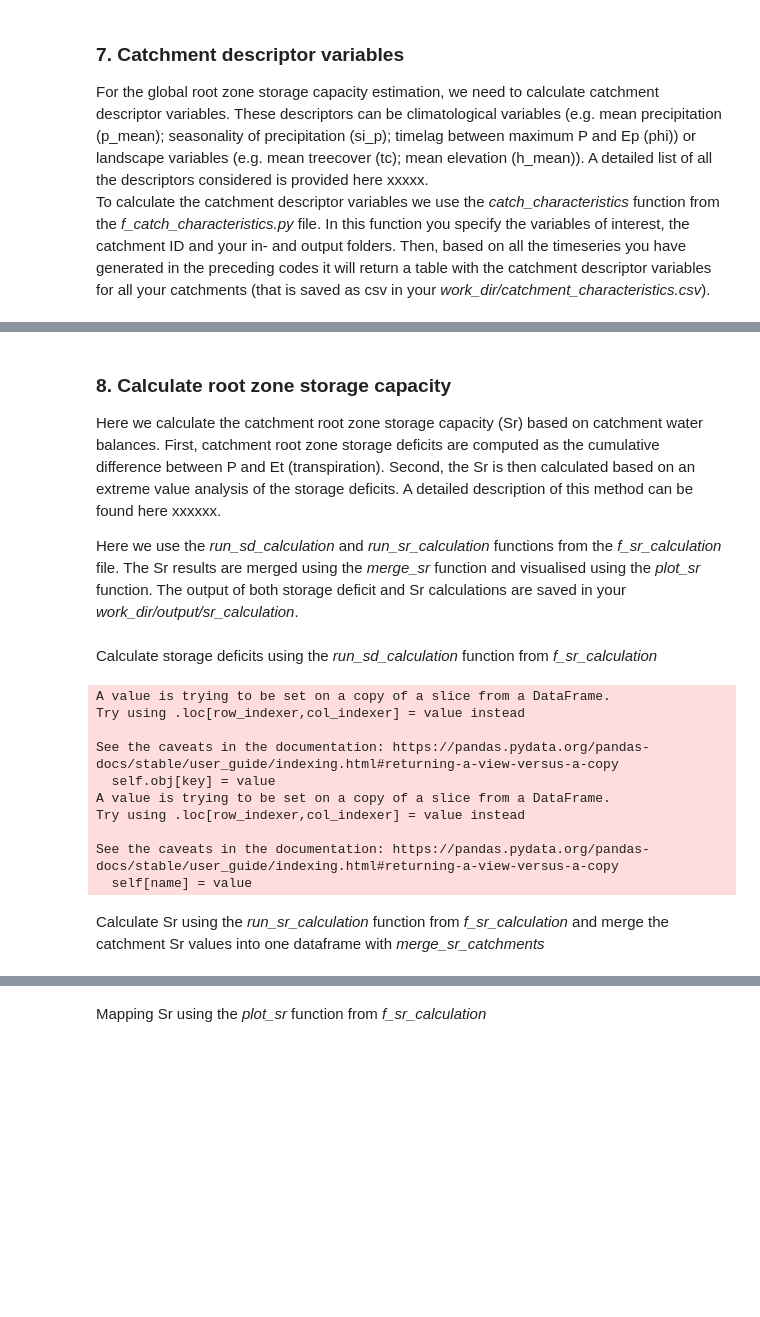
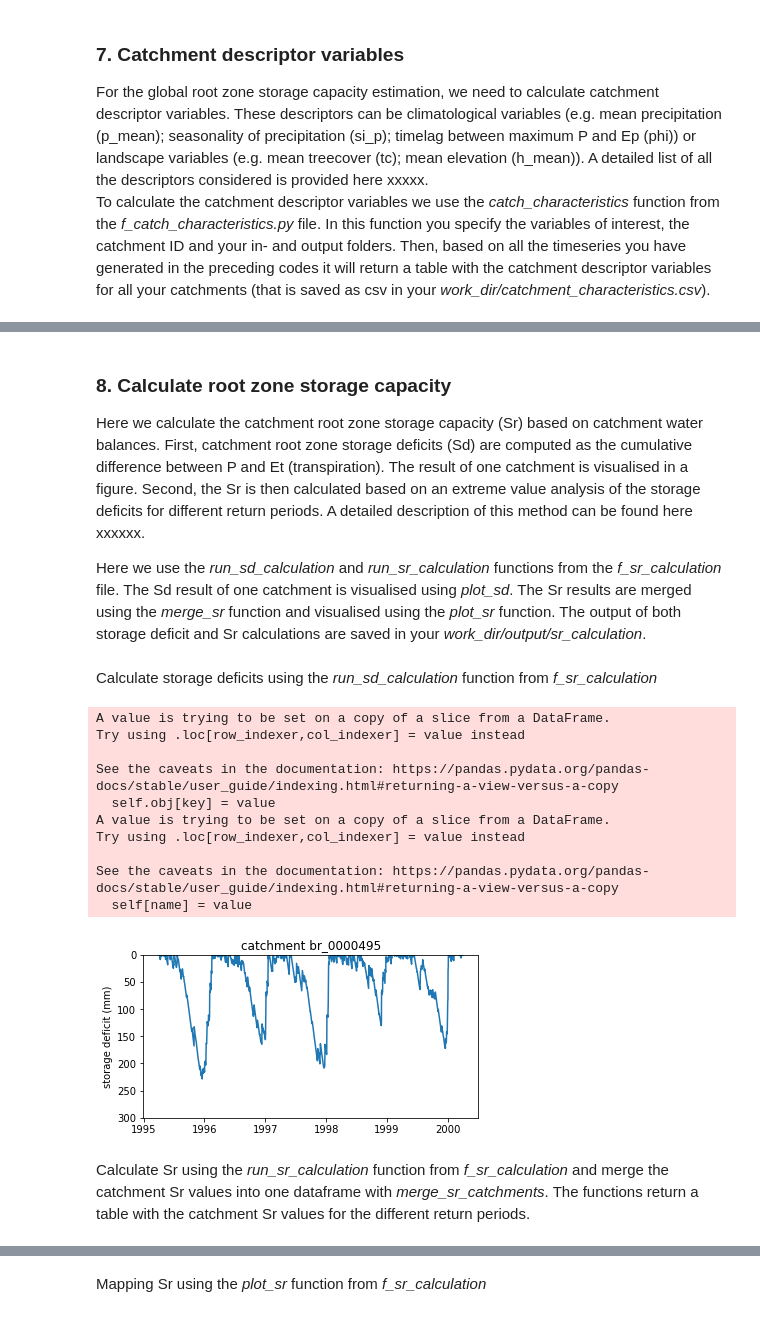
Before and after one commit to fvanoorschot/global_sr_module, a Jupyter notebook: run_script_main.ipynb, the cells around one changed output, grey strips where cells are left out. Cells and saved outputs as stored; diff of their text form; code cells hidden in the pictures; blank space fills up the shorter version.

```diff
--- a/run_script_main.ipynb
+++ b/run_script_main.ipynb
@@ -122,9 +129,9 @@ out_dir = f'{work_dir}/output'
 geo_catchments(shape_dir,out_dir)
 # %% [markdown]
 ### 8. Calculate root zone storage capacity
-Here we calculate the catchment root zone storage capacity (Sr) based on catchment water balances. First, catchment root zone storage deficits are computed as the cumulative difference between P and Et (transpiration). Second, the Sr is then calculated based on an extreme value analysis of the storage deficits. A detailed description of this method can be found here xxxxxx.
+Here we calculate the catchment root zone storage capacity (Sr) based on catchment water balances. First, catchment root zone storage deficits (Sd) are computed as the cumulative difference between P and Et (transpiration). The result of one catchment is visualised in a figure. Second, the Sr is then calculated based on an extreme value analysis of the storage deficits for different return periods. A detailed description of this method can be found here xxxxxx.
 
-Here we use the *run_sd_calculation* and *run_sr_calculation* functions from the *f_sr_calculation* file. The Sr results are merged using the *merge_sr* function and visualised using the *plot_sr* function. The output of both storage deficit and Sr calculations are saved in your *work_dir/output/sr_calculation*.
+Here we use the *run_sd_calculation* and *run_sr_calculation* functions from the *f_sr_calculation* file. The Sd result of one catchment is visualised using *plot_sd*. The Sr results are merged using the *merge_sr* function and visualised using the *plot_sr* function. The output of both storage deficit and Sr calculations are saved in your *work_dir/output/sr_calculation*.
 # %%
 # make output directories
 if not os.path.exists(f'{work_dir}/output/sr_calculation/sd_catchments'):
@@ -137,25 +144,30 @@ Calculate storage deficits using the *run_sd_calculation* function from *f_sr_ca
 # %%
 # define directories
 pep_dir = f'{work_dir}/output/forcing_timeseries/processed/daily'
 q_dir = f'{work_dir}/output/discharge/timeseries'
 out_dir = f'{work_dir}/output/sr_calculation/sd_catchments'
 
 # run sd calculation for all catchments in catch_id_list
 for catch_id in catch_id_list:
     run_sd_calculation(catch_id, pep_dir, q_dir, out_dir)
+
+# plot sd example - use the first catchment from catch_id_list
+sd_dir = f'{work_dir}/output/sr_calculation/sd_catchments'
+plot_sd(catch_id_list[0], sd_dir)
 # %% [output]
 A value is trying to be set on a copy of a slice from a DataFrame.
 Try using .loc[row_indexer,col_indexer] = value instead
 
 See the caveats in the documentation: https://pandas.pydata.org/pandas-docs/stable/user_guide/indexing.html#returning-a-view-versus-a-copy
   self.obj[key] = value
 A value is trying to be set on a copy of a slice from a DataFrame.
 Try using .loc[row_indexer,col_indexer] = value instead
 
 See the caveats in the documentation: https://pandas.pydata.org/pandas-docs/stable/user_guide/indexing.html#returning-a-view-versus-a-copy
   self[name] = value
+[figure, added]
 # %% [markdown]
-Calculate Sr using the *run_sr_calculation* function from *f_sr_calculation* and merge the catchment Sr values into one dataframe with *merge_sr_catchments*
+Calculate Sr using the *run_sr_calculation* function from *f_sr_calculation* and merge the catchment Sr values into one dataframe with *merge_sr_catchments*. The functions return a table with the catchment Sr values for the different return periods.
 # %%
 # define directories
 sd_dir = f'{work_dir}/output/sr_calculation/sd_catchments'
```
Also changed, not shown: parts of 5 cells of this notebook, 3 other files.
